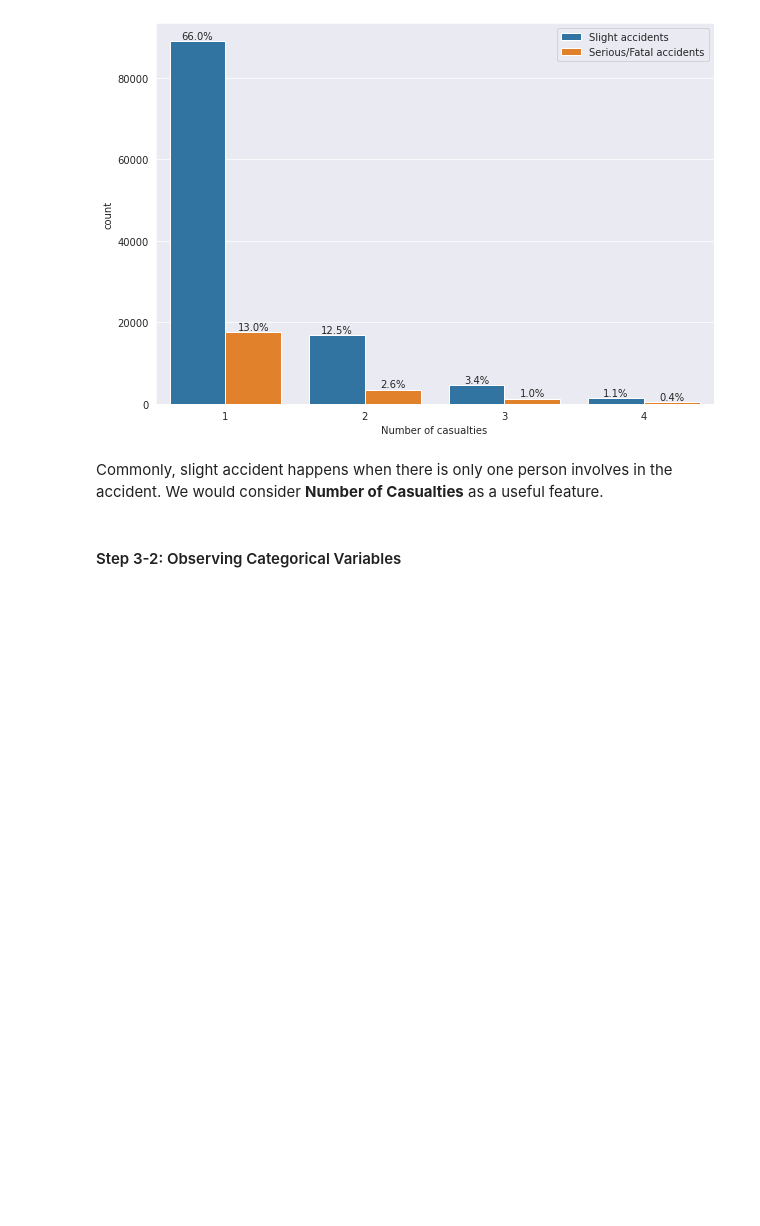
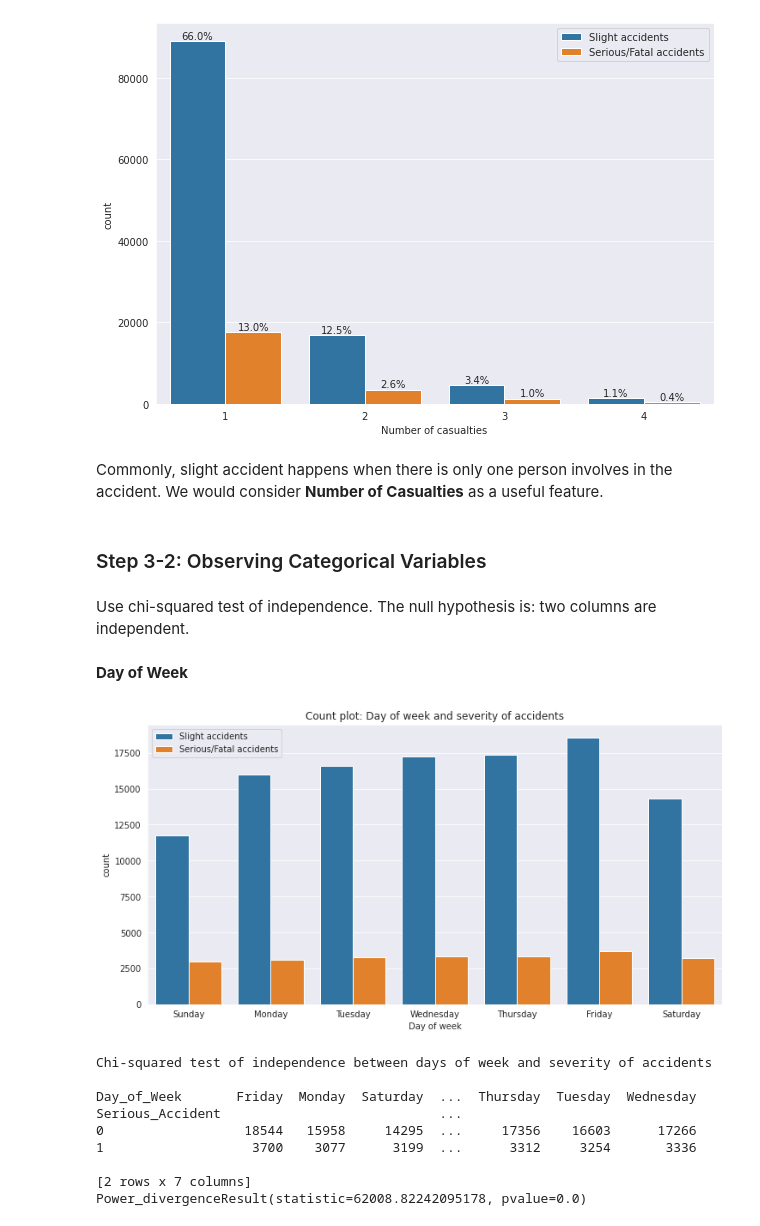
Before and after one commit to brian-pan/road-safety-machine-learning-report, a Jupyter notebook: machine_learning_python_project_one.ipynb, the cells around one changed output. Saved outputs shown, nothing was run; the diff lists cells and outputs as text; code cells hidden in the pictures; blank space fills up the shorter version.

Commit message:
step 3-2 ongoing

```diff
--- a/machine_learning_python_project_one.ipynb
+++ b/machine_learning_python_project_one.ipynb
@@ -362,4 +362,43 @@ plt.show()
 # %% [markdown]
 Commonly, slight accident happens when there is only one person involves in the accident. We would consider **Number of Casualties** as a useful feature.
 # %% [markdown]
-#### Step 3-2: Observing Categorical Variables
+### Step 3-2: Observing Categorical Variables
+# %% [markdown]
+Use chi-squared test of independence. The null hypothesis is: two columns are independent.
+# %%
+def chi_sq_test(col1, col2):
+    count_table = pd.crosstab(df[col1], df[col2])
+    print(count_table)
+    print(stats.chisquare(count_table, axis=None))
+# %% [markdown]
+**Day of Week**
+# %%
+# define day of week index (encoding)
+mapper = {1:"Sunday", 2:"Monday", 3:"Tuesday", 4:"Wednesday", 5:"Thursday",
+          6:"Friday", 7:"Saturday"}
+df["Day_of_Week"] = [mapper[i] for i in df["Day_of_Week"]] # change num to letters
+# %%
+plt.figure(figsize=(12,6))
+# Count plot
+sns.countplot(x=df['Day_of_Week'], hue="Serious_Accident", data=df, order=[mapper[i] for i in mapper])
+plt.xlabel('Day of week')
+plt.title('Count plot: Day of week and severity of accidents')
+plt.legend(labels=['Slight accidents', 'Serious/Fatal accidents'])
+plt.show()
+
+# Table of counts and chi-squared test of independence
+# p-value less than 0.05, reject null
+print('Chi-squared test of independence between days of week and severity of accidents', color=[91])
+print()
+chi_sq_test('Serious_Accident','Day_of_Week')
+# %% [output]
+[figure, added]
+Chi-squared test of independence between days of week and severity of accidents
+
+Day_of_Week       Friday  Monday  Saturday  ...  Thursday  Tuesday  Wednesday
+Serious_Accident                            ...
+0                  18544   15958     14295  ...     17356    16603      17266
+1                   3700    3077      3199  ...      3312     3254       3336
+
+[2 rows x 7 columns]
+Power_divergenceResult(statistic=62008.82242095178, pvalue=0.0)
```
Also changed, not shown: parts of 7 cells of this notebook.
